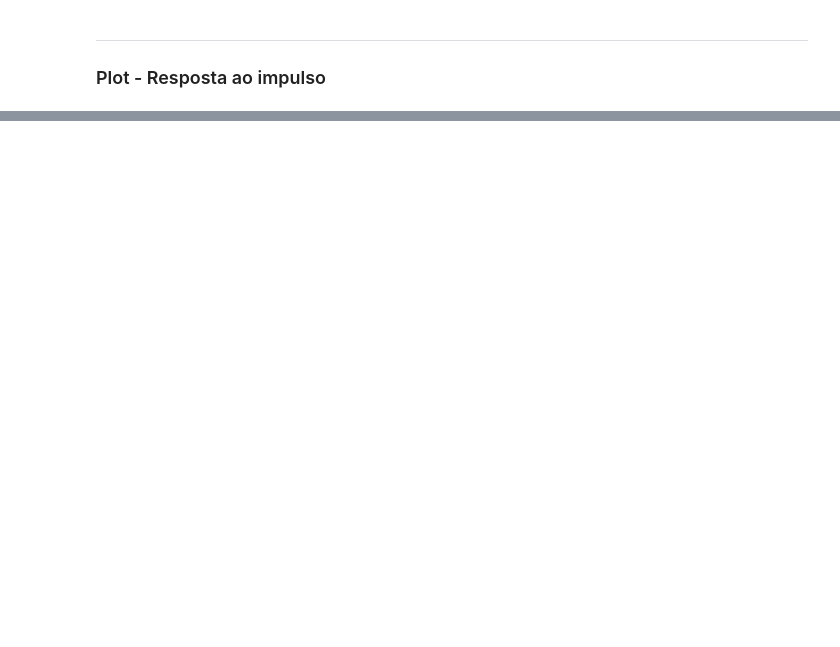
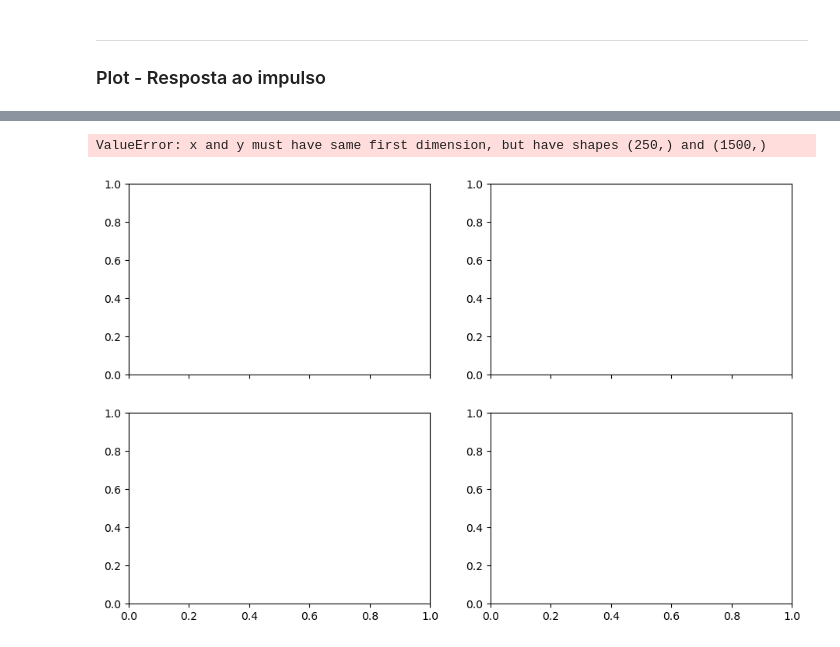
Before and after one commit to AlisonTristao/renovaveis, a Jupyter notebook: model.ipynb, the cells around one changed output, grey strips where cells are left out. Saved outputs shown, nothing was run; the diff lists cells and outputs as text; code cells hidden in the pictures; blank space fills up the shorter version.

```diff
--- a/model.ipynb
+++ b/model.ipynb
@@ -269,0 +268,34 @@ axs[1, 1].grid(True)
+# %%
+F_x1_u, G_x1_u = generate_matrices(sysd_x1_u, N_u=10, N=1500)
+F_x0_u, G_x0_u = generate_matrices(sysd_x0_u, N_u=10, N=1500)
+F_x1_q, G_x1_q = generate_matrices(sysd_x1_q, N_u=10, N=1500)
+F_x0_q, G_x0_q = generate_matrices(sysd_x0_q, N_u=10, N=1500)
+
+# condições iniciais
+y_x1_u_imp_0 = F_x1_u @ (y_x1_u_imp[1:5])[::-1]
+y_x0_u_imp_0 = F_x0_u @ (y_x0_u_imp[1:5])[::-1]
+y_x1_q_imp_0 = F_x1_q @ (y_x1_q_imp[1:5])[::-1]
+y_x0_q_imp_0 = F_x0_q @ (y_x0_q_imp[1:5])[::-1]
+
+fig, axs = plt.subplots(2, 2, figsize=(11, 7), sharex=True)
+time = t_x0_q_imp[:1500]
+
+# x0 e x1
+axs[0, 0].plot(time, y_x0_q_imp_0)
+axs[0, 0].set_title('x0(t) - Resposta a Q(s)')
+axs[0, 0].grid(True)
+
+axs[0, 1].plot(time, y_x1_q_imp_0)
+axs[0, 1].set_title('x1(t) - Resposta a Q(s)')
+axs[0, 1].grid(True)
+
+axs[1, 0].plot(time, y_x0_u_imp_0)
+axs[1, 0].set_title('x0(t) - Resposta a U(s)')
+axs[1, 0].grid(True)
+
+axs[1, 1].plot(time, y_x1_u_imp_0)
+axs[1, 1].set_title('x1(t) - Resposta a U(s)')
+axs[1, 1].grid(True)
+# %% [output]
+ValueError: x and y must have same first dimension, but have shapes (250,) and (1500,)
+[figure, added]
```
Also changed, not shown: parts of 3 cells of this notebook, 2 other files.
